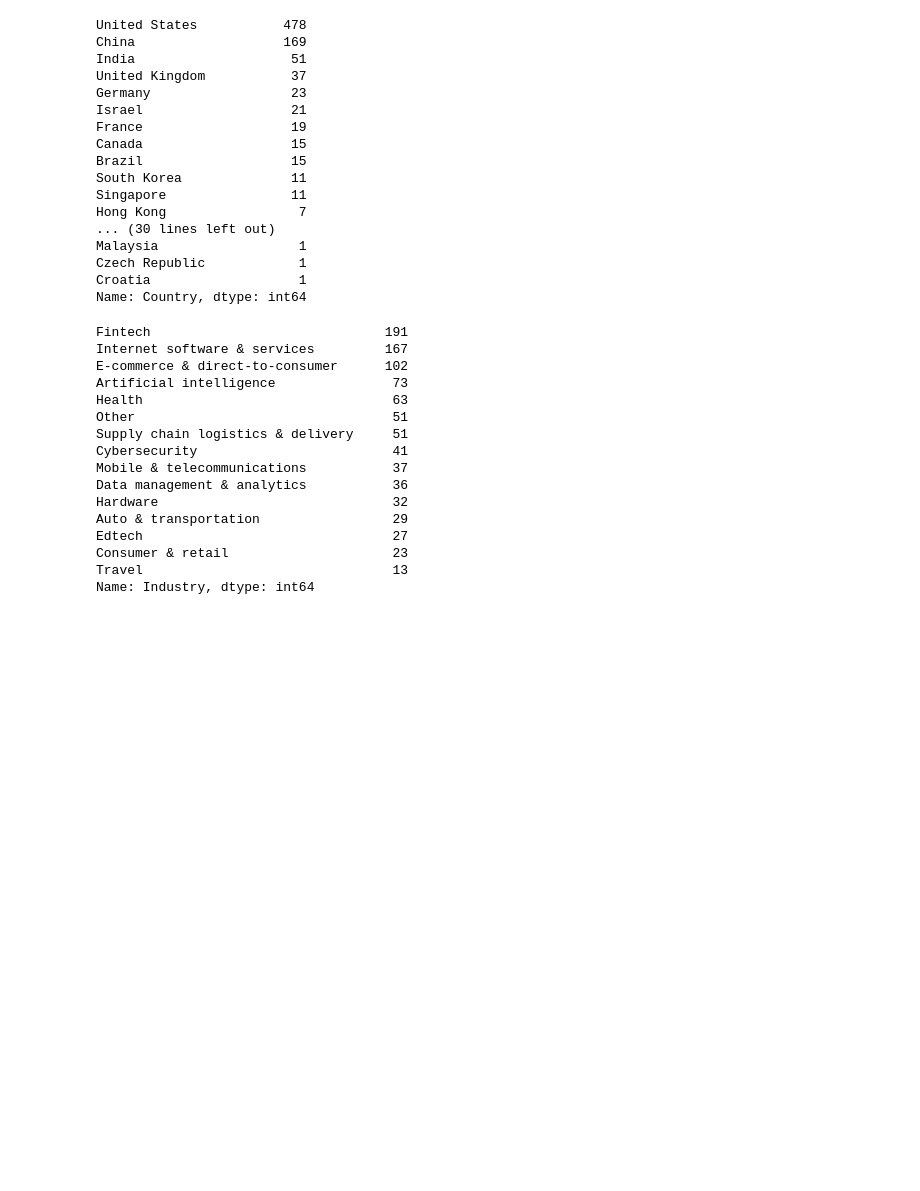
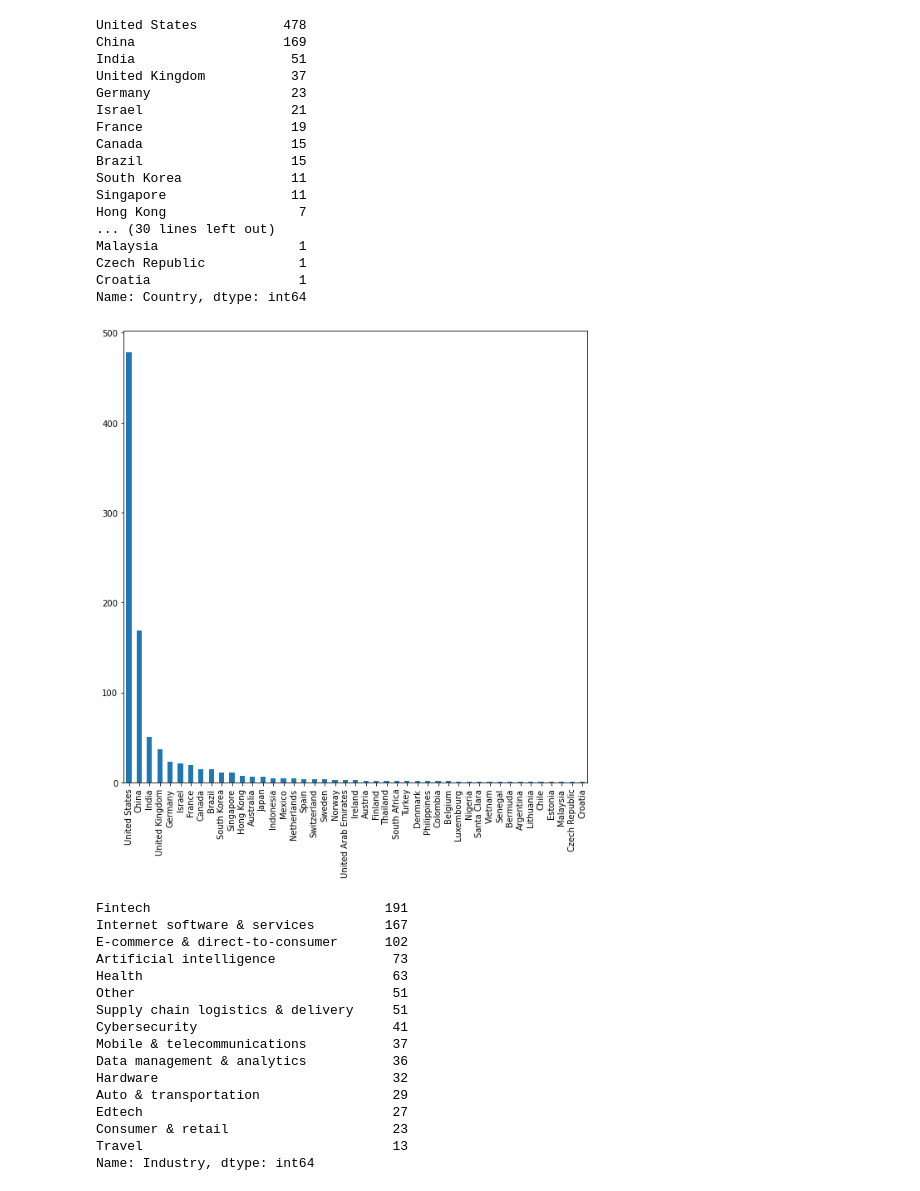
Before and after one commit to Dar-rius/DataLabelling, a Jupyter notebook: processing.ipynb, the cells around one changed output. Drawn from its saved outputs; the diff is of its cells as text; code cells hidden in the pictures; blank space fills up the shorter version.

```diff
--- a/processing.ipynb
+++ b/processing.ipynb
@@ -64,24 +64,27 @@ Index(['Company', 'Valuation ($B)', 'Country', 'City', 'Industry',
 # %%
 #le nombre d'emtreprise dans un pays donne
 print(df['Country'].value_counts())
+df['Country'].value_counts().plot.bar(figsize=(10,10))
+plt.show()
 # %% [output]
 United States           478
 China                   169
 India                    51
 United Kingdom           37
 Germany                  23
 Israel                   21
 France                   19
 Canada                   15
 Brazil                   15
 South Korea              11
 Singapore                11
 Hong Kong                 7
 ... (30 lines left out)
 Malaysia                  1
 Czech Republic            1
 Croatia                   1
 Name: Country, dtype: int64
+[figure, added]
 # %%
 print(df['Industry'].value_counts())
 # %% [output]
```
Also changed, not shown: 1 other file.
